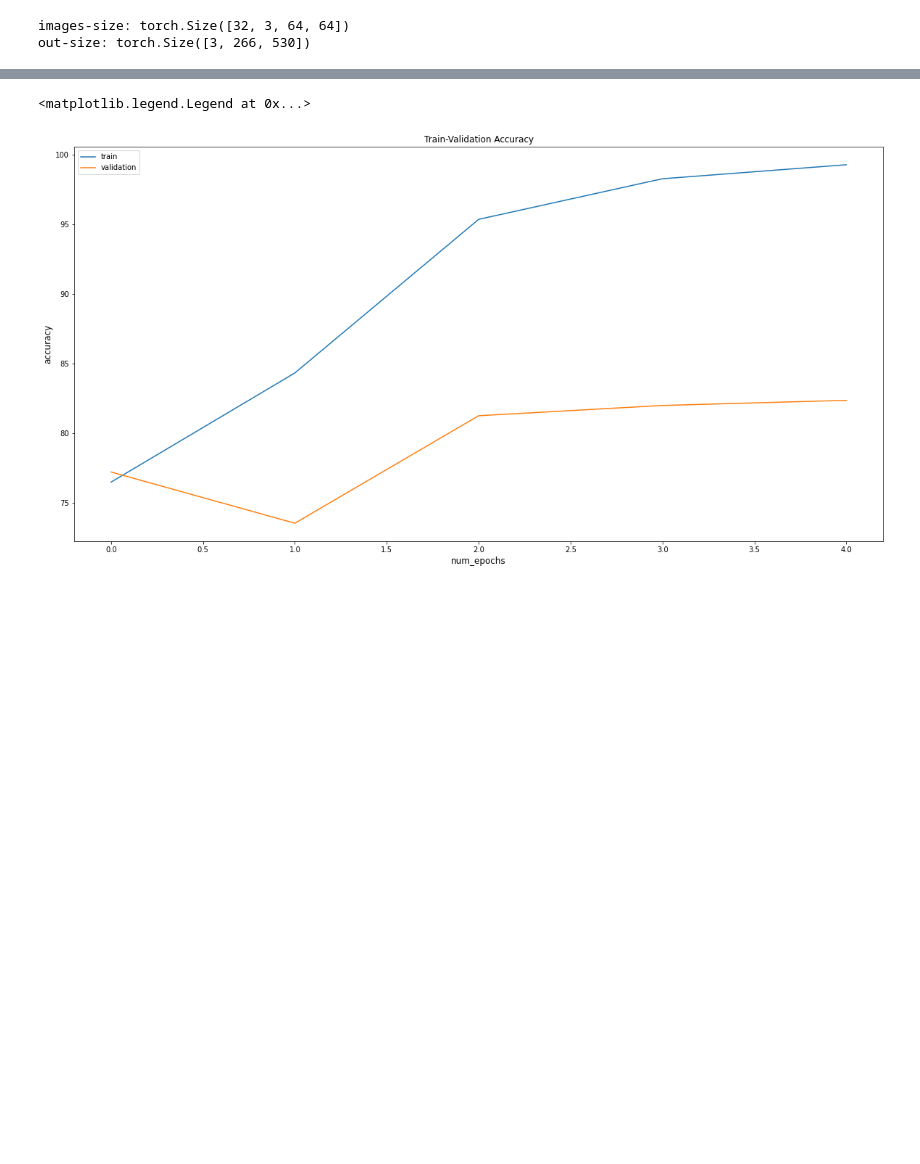
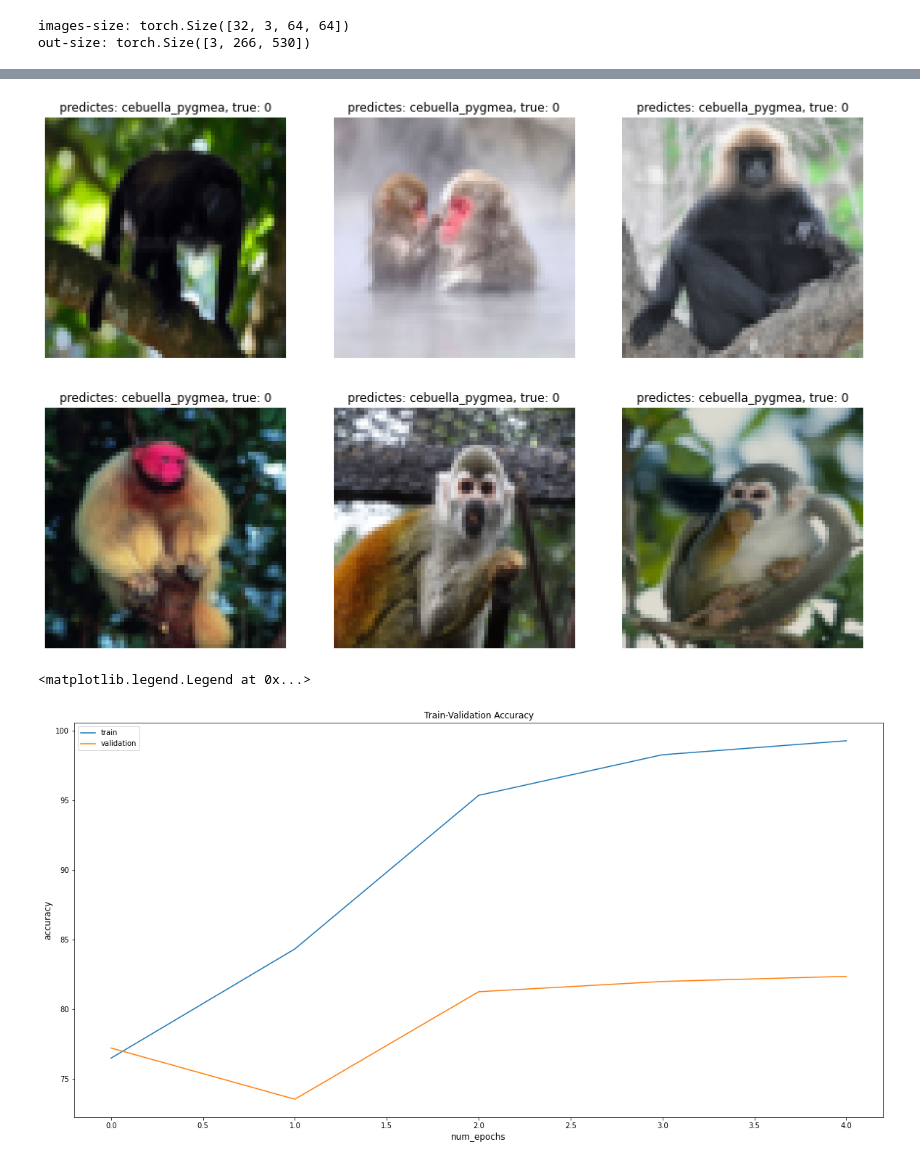
Before and after one commit to ABedychaj/MonkeysKaggle, a Jupyter notebook: notebooks/TransferLearning.ipynb, the cells around one changed output, grey strips where cells are left out. Cells and saved outputs as stored; diff of their text form; code cells hidden in the pictures; blank space fills up the shorter version.

```diff
--- a/notebooks/TransferLearning.ipynb
+++ b/notebooks/TransferLearning.ipynb
@@ -6,2 +10,22 @@ from src.dataset.MonkeyDataset import label2name
+# %%
+class NeuralNet(nn.Module):
+    def __init__(self):
+        super(NeuralNet, self).__init__()
+        self.conv1 = nn.Conv2d(3,3,3,1)
+        self.conv2 = nn.Conv2d(3,3,3,1)
+        self.fc1 = nn.Linear(2700, 128)
+        self.fc2 = nn.Linear(128, 10)
+    def forward(self,x):
+        x=self.conv1(x)
+        x=F.relu(x)
+        x=self.conv2(x)
+        x=F.relu(x)
+        x=F.max_pool2d(x,2)
+        x = torch.flatten(x, 1)
+        x = self.fc1(x)
+        x = F.relu(x)
+        x = self.fc2(x)
+        output = F.log_softmax(x, dim=1)
+        return output
 # %%
 model = models.resnet18(pretrained=True)
@@ -190,24 +174,26 @@ plt.legend(loc='best')
 # %%
 def visualize_model(net, num_images=6, test_dataloader=None, test_dataset=None):
     images_so_far = 0
     fig = plt.figure(figsize=(15, 10))
 
     for i, data in enumerate(test_dataloader):
         inputs, labels = data
         outputs = net(inputs)
         _, preds = torch.max(outputs.data, 1)
 
         for j in range(inputs.size()[0]):
             images_so_far += 1
             ax = plt.subplot(2, num_images//2, images_so_far)
             ax.axis('off')
-            ax.set_title('predictes: {}'.format(label2name[test_dataset.classes[preds[j]]]))
+            ax.set_title('predictes: {}, true: {}'.format(label2name[test_dataset.classes[preds[j]]], labels[i] ))
             plt.imshow(inputs[j].permute(1, 2, 0))
 
             if images_so_far == num_images:
                 return
 
 visualize_model(model, test_dataloader=test_data_loader, test_dataset=test_data)
+# %% [output]
+[figure, added]
 # %%
 # %% [output]
 <matplotlib.legend.Legend at 0x...>
```
Also changed, not shown: parts of 10 cells of this notebook, 3 other files.
